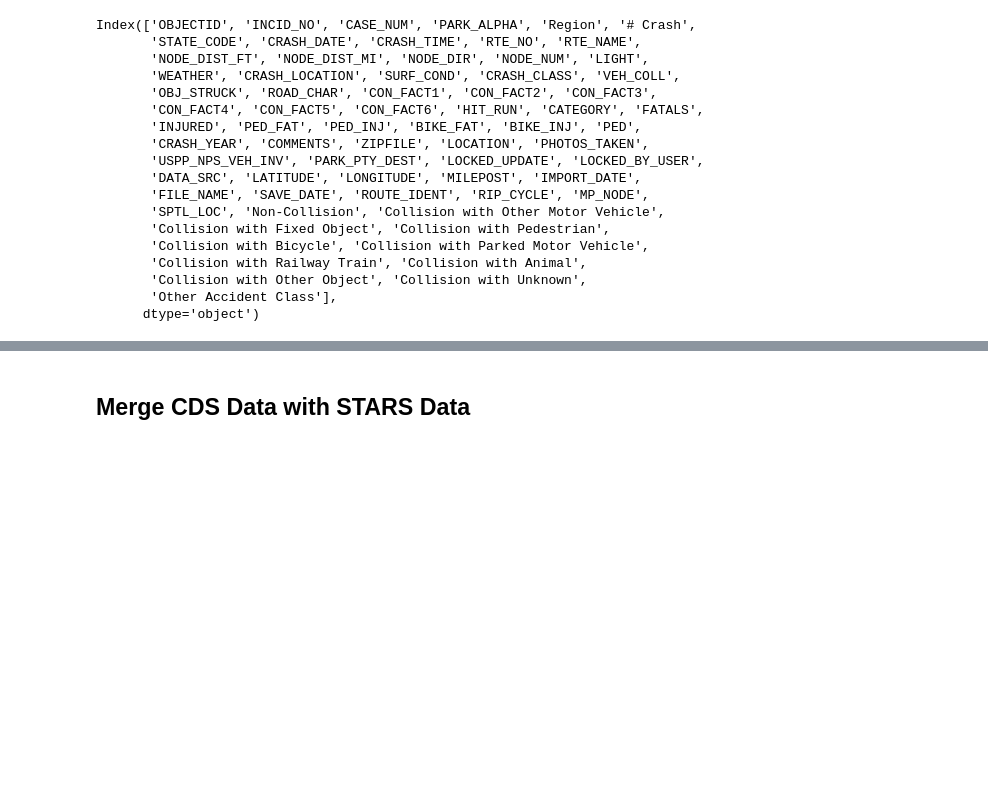
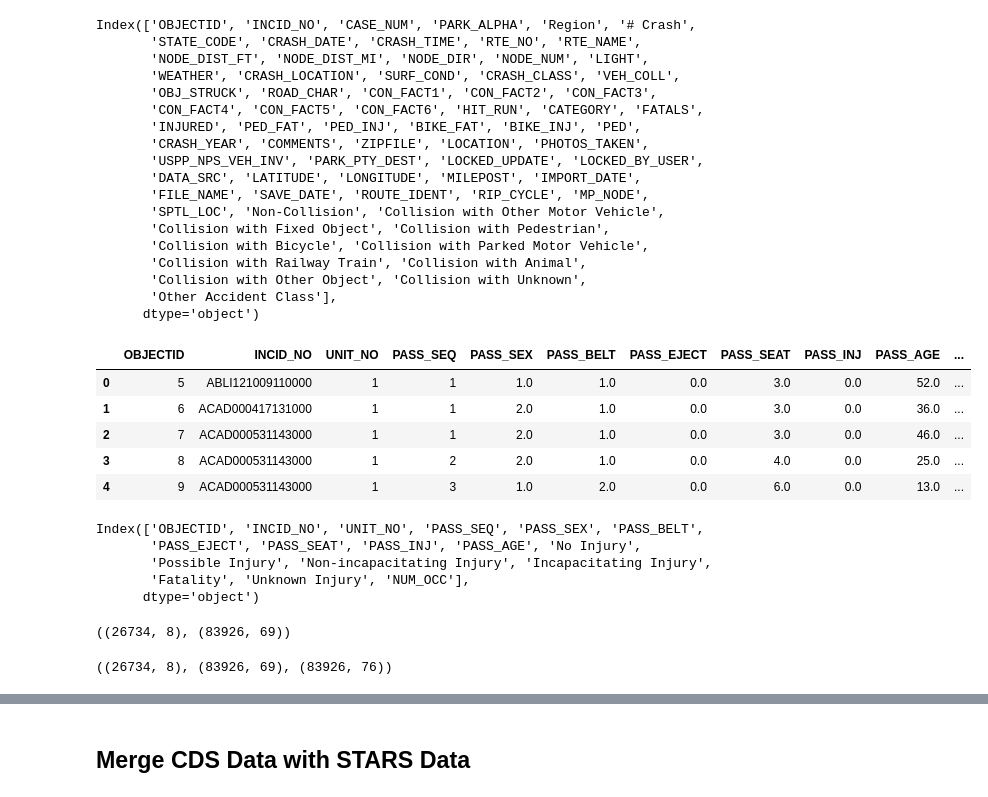
Before and after one commit to VolpeUSDOT/NPS-Region-Crash-Briefing, a Jupyter notebook: data cleaning notebooks/Crash Data Wrangling.ipynb, the cells around one changed output, grey strips where cells are left out. Drawn from its saved outputs; the diff is of its cells as text; code cells hidden in the pictures; blank space fills up the shorter version.

```diff
--- a/data cleaning notebooks/Crash Data Wrangling.ipynb
+++ b/data cleaning notebooks/Crash Data Wrangling.ipynb
@@ -401,6 +398,7 @@ Index(['INCID_NO', 'CASENUM', 'NUM_OCC', 'Non-Collision',
 ## CDS Data Cleaning
 # %%
 cds_df = pd.read_csv('./data/CDS All Crashes Table for FLH 6-28-21.csv')
+cds_df_passengers = pd.read_excel('./data/CDS all_passengers_20211109.xlsx')
 # %%
 cds_df.head()
 # %% [output]
@@ -461,4 +468,29 @@ Index(['OBJECTID', 'INCID_NO', 'CASE_NUM', 'PARK_ALPHA', 'Region', '# Crash',
        'Collision with Other Object', 'Collision with Unknown',
        'Other Accident Class'],
       dtype='object')
+# %%
+cds_df_passengers['No Injury']= np.where(cds_df_passengers['PASS_INJ']==0, 1,0)
+cds_df_passengers['Possible Injury']= np.where(cds_df_passengers['PASS_INJ']==1, 1,0)
+cds_df_passengers['Non-incapacitating Injury']= np.where(cds_df_passengers['PASS_INJ']==2, 1,0)
+cds_df_passengers['Incapacitating Injury']= np.where(cds_df_passengers['PASS_INJ']==3, 1,0)
+cds_df_passengers['Fatality']= np.where(cds_df_passengers['PASS_INJ']==4, 1,0)
+cds_df_passengers['Unknown Injury']= np.where(cds_df_passengers['PASS_INJ'].isin([98,99]), 1,0)
+cds_df_passengers['NUM_OCC']=1
+# %%
+cds_df_passengers.head()
+# %% [output]
+|  | OBJECTID | INCID_NO | UNIT_NO | PASS_SEQ | PASS_SEX | PASS_BELT | PASS_EJECT | PASS_SEAT | PASS_INJ | PASS_AGE | ... |
+| 0 | 5 | ABLI121009110000 | 1 | 1 | 1.0 | 1.0 | 0.0 | 3.0 | 0.0 | 52.0 | ... |
+| 1 | 6 | ACAD000417131000 | 1 | 1 | 2.0 | 1.0 | 0.0 | 3.0 | 0.0 | 36.0 | ... |
+| 2 | 7 | ACAD000531143000 | 1 | 1 | 2.0 | 1.0 | 0.0 | 3.0 | 0.0 | 46.0 | ... |
+| 3 | 8 | ACAD000531143000 | 1 | 2 | 2.0 | 1.0 | 0.0 | 4.0 | 0.0 | 25.0 | ... |
+| 4 | 9 | ACAD000531143000 | 1 | 3 | 1.0 | 2.0 | 0.0 | 6.0 | 0.0 | 13.0 | ... |
+# %%
+cds_df_passengers.columns
+# %% [output]
+Index(['OBJECTID', 'INCID_NO', 'UNIT_NO', 'PASS_SEQ', 'PASS_SEX', 'PASS_BELT',
+       'PASS_EJECT', 'PASS_SEAT', 'PASS_INJ', 'PASS_AGE', 'No Injury',
+       'Possible Injury', 'Non-incapacitating Injury', 'Incapacitating Injury',
+       'Fatality', 'Unknown Injury', 'NUM_OCC'],
+      dtype='object')
 # %%
@@ -477,0 +503,4 @@ cds_df = cds_df.rename(columns={"STATECODE": "STATE",
+# %%
+cds_df_passengers_agg.shape, cds_df.shape
+# %% [output]
+((26734, 8), (83926, 69))
@@ -477,0 +509,4 @@ cds_df = cds_df.rename(columns={"STATECODE": "STATE",
+# %%
+cds_df_passengers_agg.shape, cds_df.shape, cds_df_join.shape
+# %% [output]
+((26734, 8), (83926, 69), (83926, 76))
```
Also changed, not shown: parts of 29 cells of this notebook, 1 other file.
